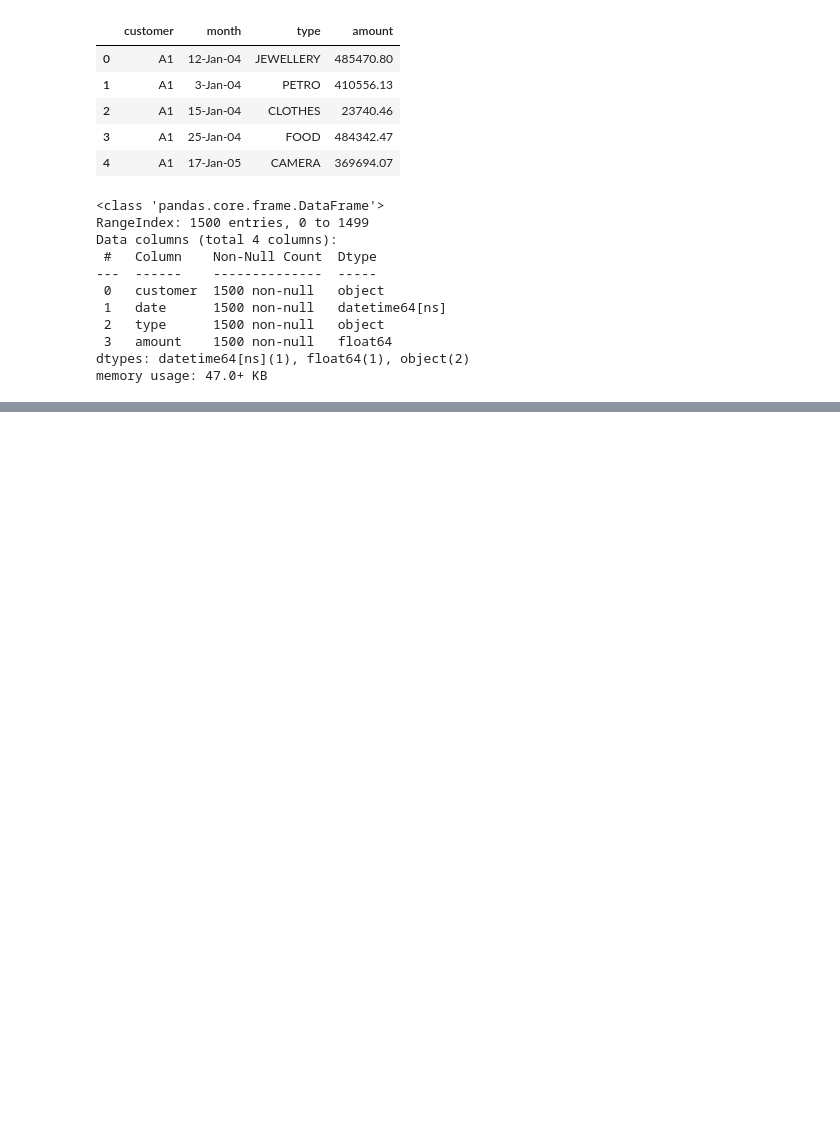
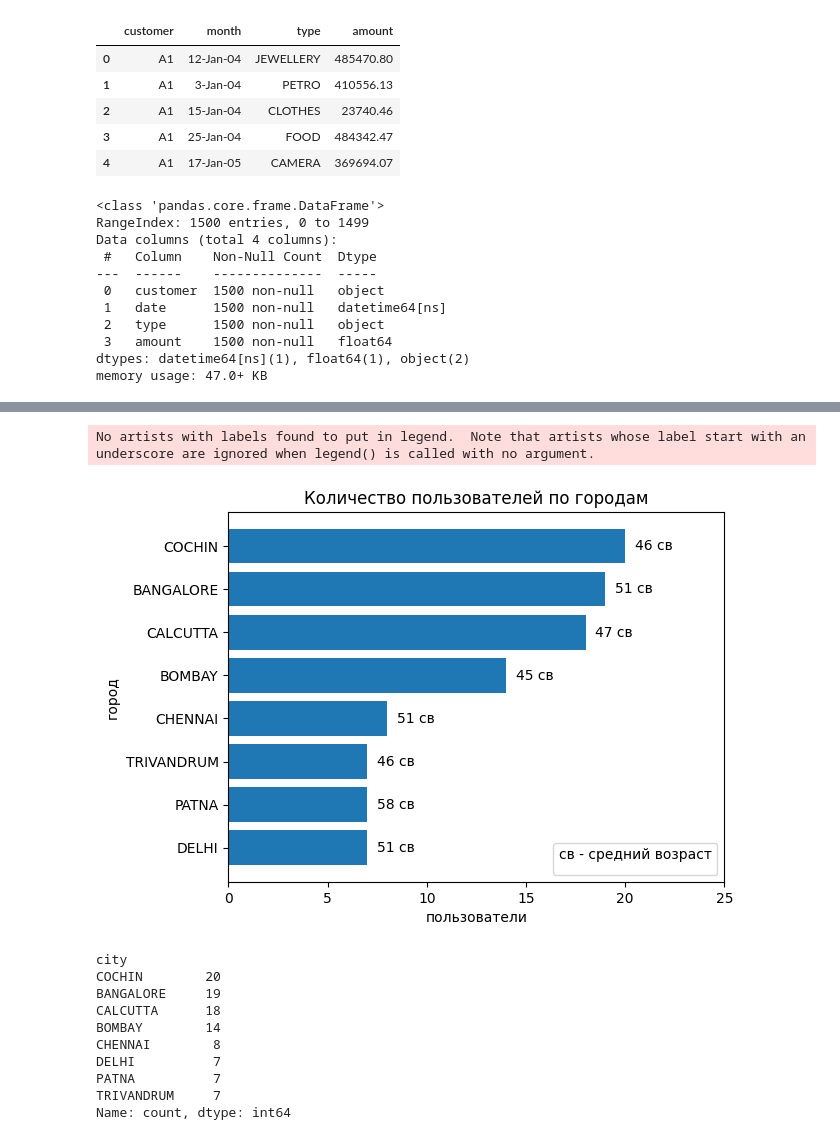
Before and after one commit to dkolesov95/exploratory_data_analysis, a Jupyter notebook: credit_card_eda/credit_card_eda.ipynb, the cells around one changed output, grey strips where cells are left out. Saved outputs shown, nothing was run; the diff lists cells and outputs as text; code cells hidden in the pictures; blank space fills up the shorter version.

```diff
--- a/credit_card_eda/credit_card_eda.ipynb
+++ b/credit_card_eda/credit_card_eda.ipynb
@@ -436,0 +538,25 @@ memory usage: 47.0+ KB
+# %%
+barh_plot('city', 'св')
+
+plt.title('Количество пользователей по городам')
+plt.xlabel('пользователи')
+plt.ylabel('город')
+
+plt.legend(title='св - средний возраст', loc='lower right')
+
+plt.show();
+
+display(cust_ac.city.value_counts())
+# %% [output]
+No artists with labels found to put in legend.  Note that artists whose label start with an underscore are ignored when legend() is called with no argument.
+[figure, added]
+city
+COCHIN        20
+BANGALORE     19
+CALCUTTA      18
+BOMBAY        14
+CHENNAI        8
+DELHI          7
+PATNA          7
+TRIVANDRUM     7
+Name: count, dtype: int64
```
Also changed, not shown: parts of 51 cells of this notebook.
